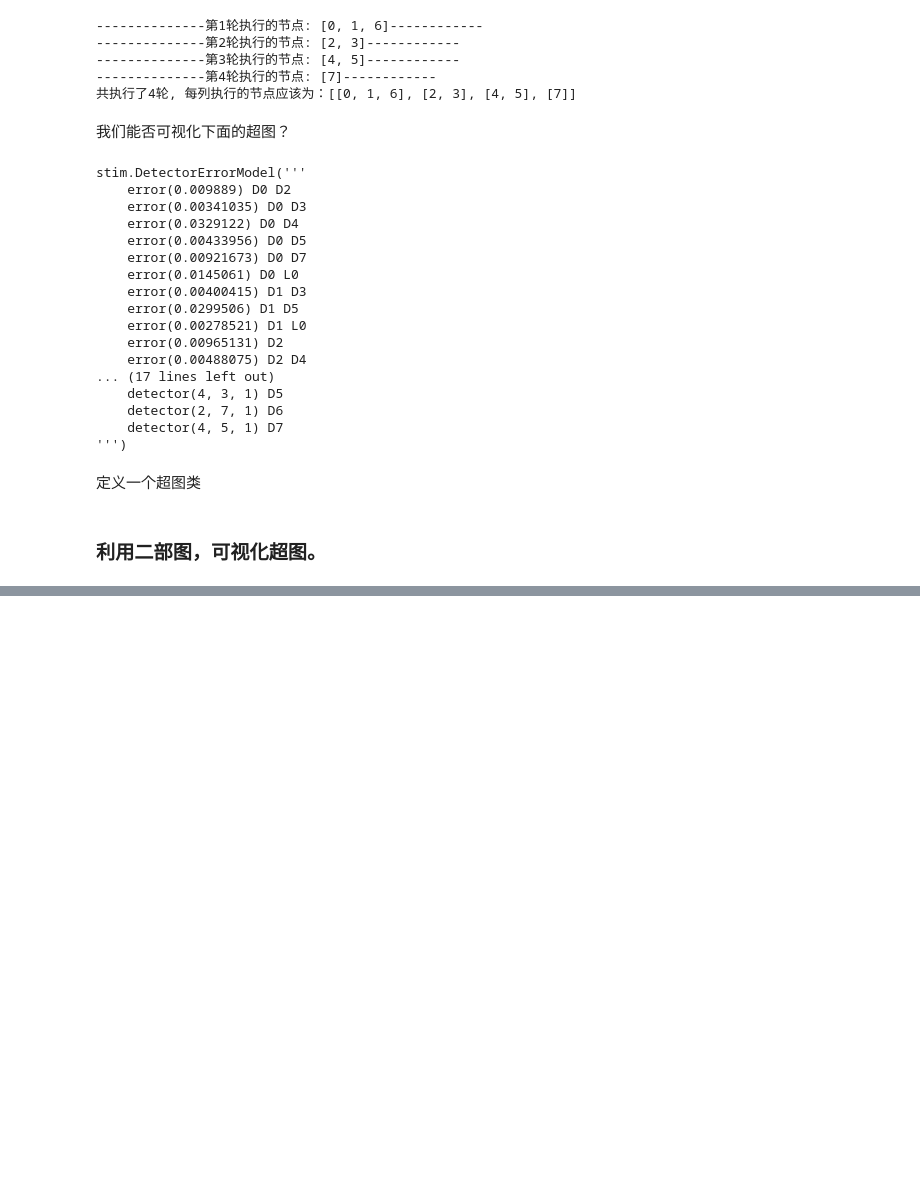
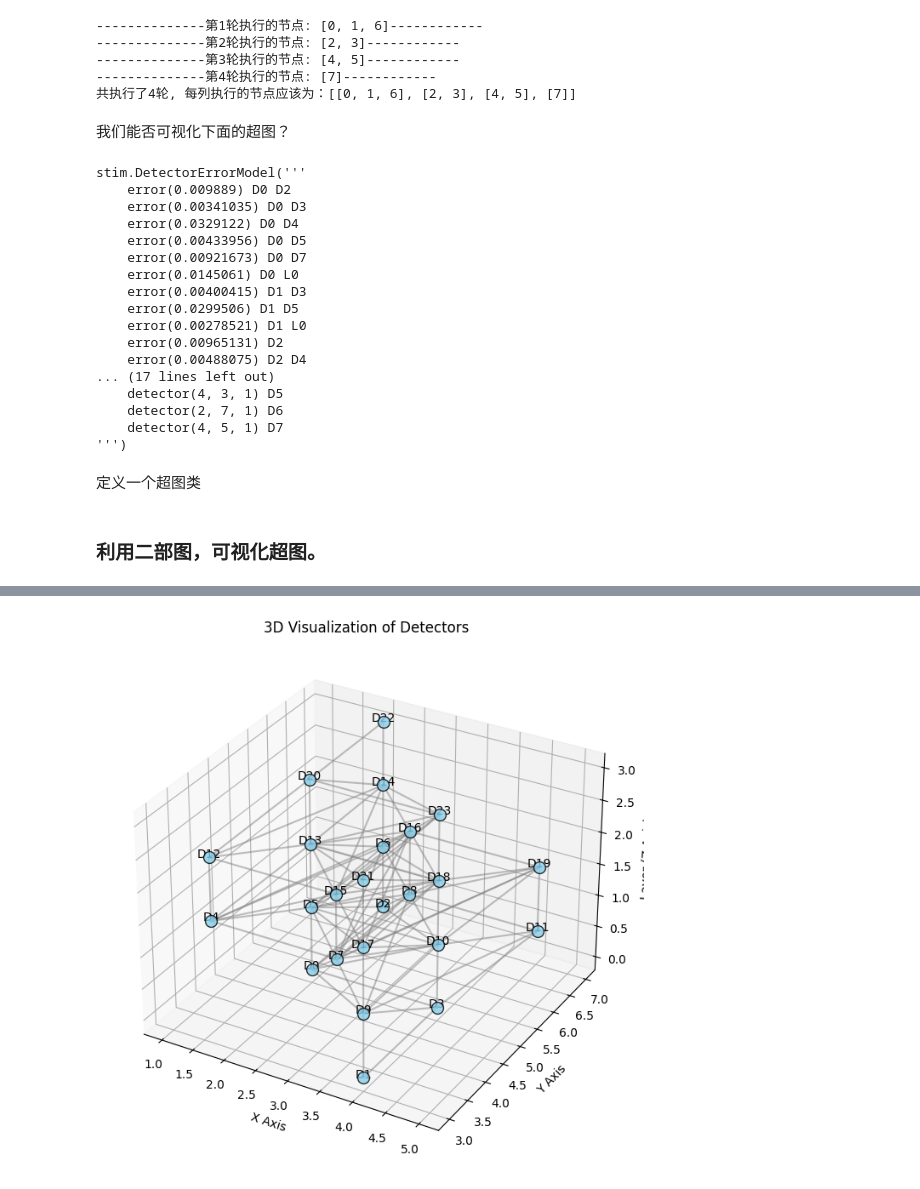
Before and after one commit to kechen666/google_qec_3_experiment, a Jupyter notebook: google_qec_surface_code/parallel_mld.ipynb, the cells around one changed output, grey strips where cells are left out. Saved outputs shown, nothing was run; the diff lists cells and outputs as text; code cells hidden in the pictures; blank space fills up the shorter version.

```diff
--- a/google_qec_surface_code/parallel_mld.ipynb
+++ b/google_qec_surface_code/parallel_mld.ipynb
@@ -169,0 +339,56 @@ plt.show()
+# %%
+import matplotlib.pyplot as plt
+import networkx as nx
+from mpl_toolkits.mplot3d import Axes3D
+
+# 创建图
+G = nx.Graph()
+
+# 定义节点位置 (x, y, z)
+detectors = {
+    'D0': (2, 5, 0), 'D1': (4, 3, 0), 'D2': (2, 7, 0), 'D3': (4, 5, 0),
+    'D4': (1, 4, 1), 'D5': (2, 5, 1), 'D6': (2, 7, 1), 'D7': (3, 4, 1),
+    'D8': (3, 6, 1), 'D9': (4, 3, 1), 'D10': (4, 5, 1), 'D11': (5, 6, 1),
+    'D12': (1, 4, 2), 'D13': (2, 5, 2), 'D14': (2, 7, 2), 'D15': (3, 4, 2),
+    'D16': (3, 6, 2), 'D17': (4, 3, 2), 'D18': (4, 5, 2), 'D19': (5, 6, 2),
+    'D20': (2, 5, 3), 'D21': (4, 3, 3), 'D22': (2, 7, 3), 'D23': (4, 5, 3)
+}
+
+# 添加节点
+for node, (x, y, z) in detectors.items():
+    G.add_node(node, pos=(x, y, z))
+# 添加边
+for node, neighbors in detector_connectivity.items():
+    for neighbor in neighbors:
+        G.add_edge(node, f'D{neighbor}')
+
+pos = nx.get_node_attributes(G, 'pos')
+
+# 创建三维图形
+fig = plt.figure()
+ax = fig.add_subplot(111, projection='3d')
+
+# 绘制节点
+for node, (x, y, z) in pos.items():
+    ax.scatter(x, y, z, s=100, c='skyblue', edgecolor='k', alpha=0.8)
+    ax.text(x, y, z, f'{node}', fontsize=10, ha='center')
+
+# 绘制边
+for u, v in G.edges():
+    x_values = [pos[u][0], pos[v][0]]
+    y_values = [pos[u][1], pos[v][1]]
+    z_values = [pos[u][2], pos[v][2]]
+    ax.plot(x_values, y_values, z_values, color='gray', alpha=0.5)
+
+# 设置轴标签
+ax.set_xlabel('X Axis')
+ax.set_ylabel('Y Axis')
+ax.set_zlabel('Layer (Z Axis)')
+
+# 设置标题
+ax.set_title('3D Visualization of Detectors')
+
+# 显示图形
+plt.show()
+# %% [output]
+[figure, added]
```
Also changed, not shown: parts of 29 cells of this notebook.
